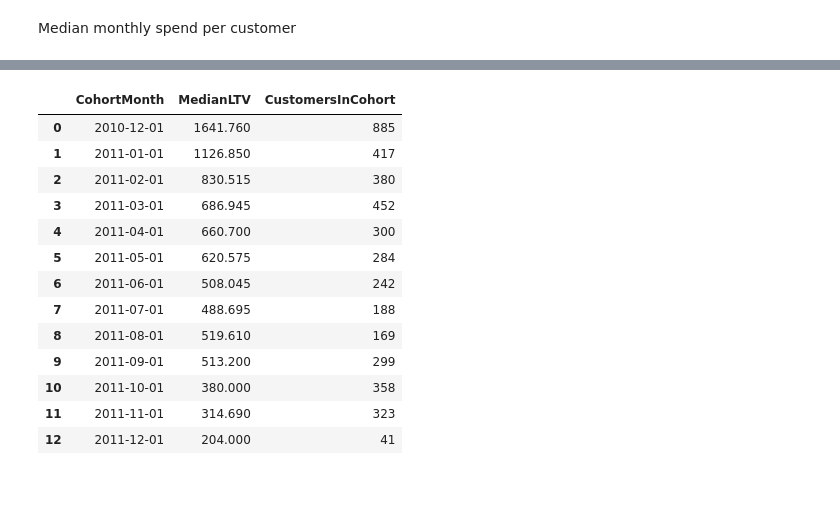
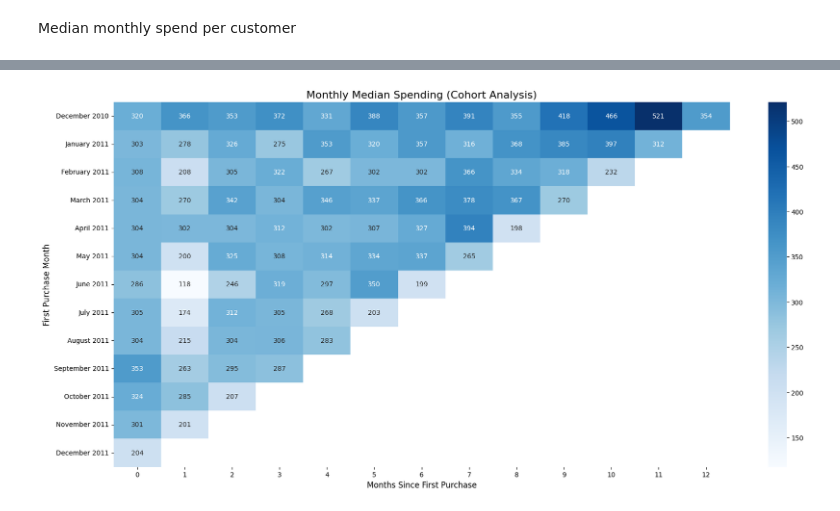
Before and after one commit to i-slusarczyk/online-retail-analysis, a Jupyter notebook: online_retail_analysis.ipynb, the cells around one changed output, grey strips where cells are left out. Cells and saved outputs as stored; diff of their text form; code cells hidden in the pictures.

```diff
--- a/online_retail_analysis.ipynb
+++ b/online_retail_analysis.ipynb
@@ -112,13 +129,3 @@ Here I am assigning new columns to the retention data frame:
 - `InvoiceMonth` is as the name says - month an invoice was issued.
 - `CohortMonth` is based on the newly created `InvoiceMonth` column - it assigns every customer to the first month they made a purchase in our store.
 - `CohortIndex` is the difference in months between the first purchase and later purchases.
-# %%
-df_retention = df_no_cancel.assign(
-    InvoiceMonth=lambda x: x["InvoiceDate"].values.astype("datetime64[M]"),
-    CohortMonth=lambda x: x.groupby("CustomerID")["InvoiceMonth"].transform("min"),
-    CohortIndex=lambda x: (
-        (x["InvoiceMonth"].dt.year - x["CohortMonth"].dt.year) * 12
-        + (x["InvoiceMonth"].dt.month - x["CohortMonth"].dt.month)
-    ),
-)
-df_retention.head()
@@ -525,67 +560,20 @@ Median monthly spend per customer
 # %%
-# assigning cohorts on first positive transaction, but still counting cancellations in spending
-cohort_map = (
-    df_no_cancel.assign(
-        InvoiceMonth=df_no_cancel["InvoiceDate"].values.astype("datetime64[M]")
-    )
-    .groupby("CustomerID")
-    .agg(CohortMonth=("InvoiceMonth", "min"))
-)
-
 aov_heatmap_data = (
-    df.assign(InvoiceMonth=lambda x: x["InvoiceDate"].values.astype("datetime64[M]"))
-    .merge(cohort_map, on="CustomerID")
-    .query("InvoiceMonth>=CohortMonth")
-    .assign(
-        CohortIndex=lambda x: (
-            (x["InvoiceMonth"].dt.year - x["CohortMonth"].dt.year) * 12
-            + (x["InvoiceMonth"].dt.month - x["CohortMonth"].dt.month)
-        )
-    )
-    .groupby(["CohortMonth", "CohortIndex", "CustomerID"], as_index=False)
+    df_financials_cohorts.groupby(["CohortMonth", "CohortIndex", "CustomerID"], as_index=False)
     .agg(SpendingInMonth=("TotalPrice", "sum"))
     .pivot_table(
         columns="CohortIndex",
         index="CohortMonth",
         values="SpendingInMonth",
         aggfunc="median",
     )
 )
 
 plt.figure(figsize=(21, 10))
 sns.heatmap(aov_heatmap_data, annot=True, cmap="Blues", fmt=".0f", yticklabels=y_labels)
 plt.title("Monthly Median Spending (Cohort Analysis)", fontsize=16)
 plt.ylabel("First Purchase Month", fontsize=12)
 plt.xlabel("Months Since First Purchase", fontsize=12)
 plt.show()
+# %% [output]
+[figure, added]
-# %%
-cohort_ltv_summary = (
-    df.assign(InvoiceMonth=lambda x: x["InvoiceDate"].values.astype("datetime64[M]"))
-    .merge(cohort_map, on="CustomerID")
-    .query("InvoiceMonth >= CohortMonth")
-    .groupby(["CohortMonth", "CustomerID"], as_index=False)
-    .agg(TotalLifetimeSpend=("TotalPrice", "sum"))
-    .groupby("CohortMonth")
-    .agg(
-        MedianLTV=("TotalLifetimeSpend", "median"),
-        CustomersInCohort=("CustomerID", "nunique"),
-    )
-    .reset_index()
-)
-
-cohort_ltv_summary
-# %% [output]
-|  | CohortMonth | MedianLTV | CustomersInCohort |
-| 0 | 2010-12-01 | 1641.760 | 885 |
-| 1 | 2011-01-01 | 1126.850 | 417 |
-| 2 | 2011-02-01 | 830.515 | 380 |
-| 3 | 2011-03-01 | 686.945 | 452 |
-| 4 | 2011-04-01 | 660.700 | 300 |
-| 5 | 2011-05-01 | 620.575 | 284 |
-| 6 | 2011-06-01 | 508.045 | 242 |
-| 7 | 2011-07-01 | 488.695 | 188 |
-| 8 | 2011-08-01 | 519.610 | 169 |
-| 9 | 2011-09-01 | 513.200 | 299 |
-| 10 | 2011-10-01 | 380.000 | 358 |
-| 11 | 2011-11-01 | 314.690 | 323 |
-| 12 | 2011-12-01 | 204.000 | 41 |
```
Also changed, not shown: parts of 14 cells of this notebook.
